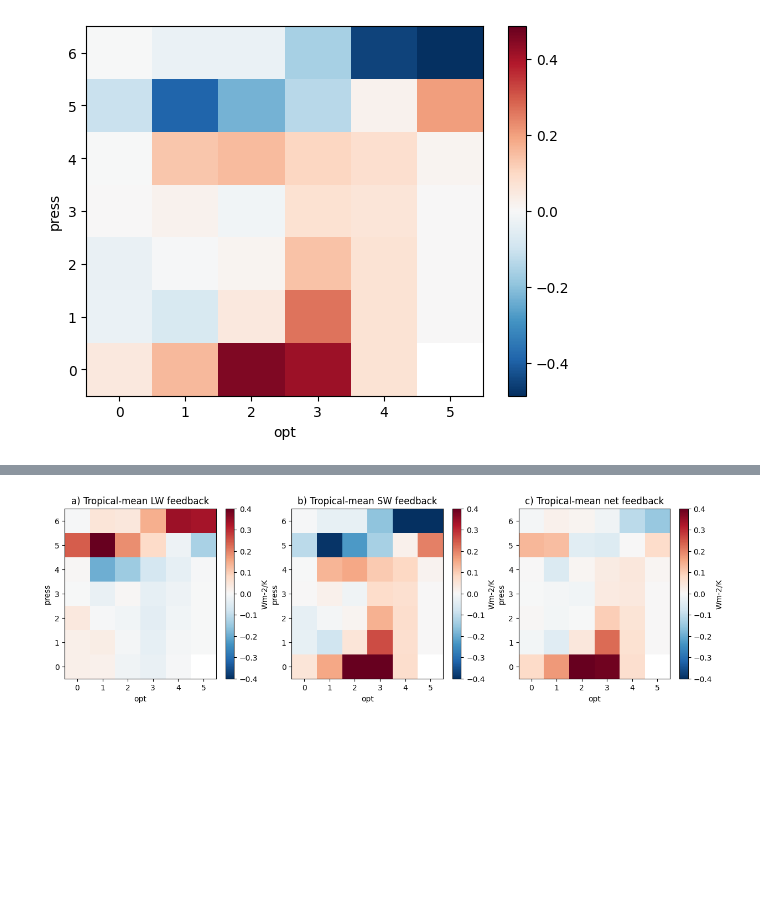
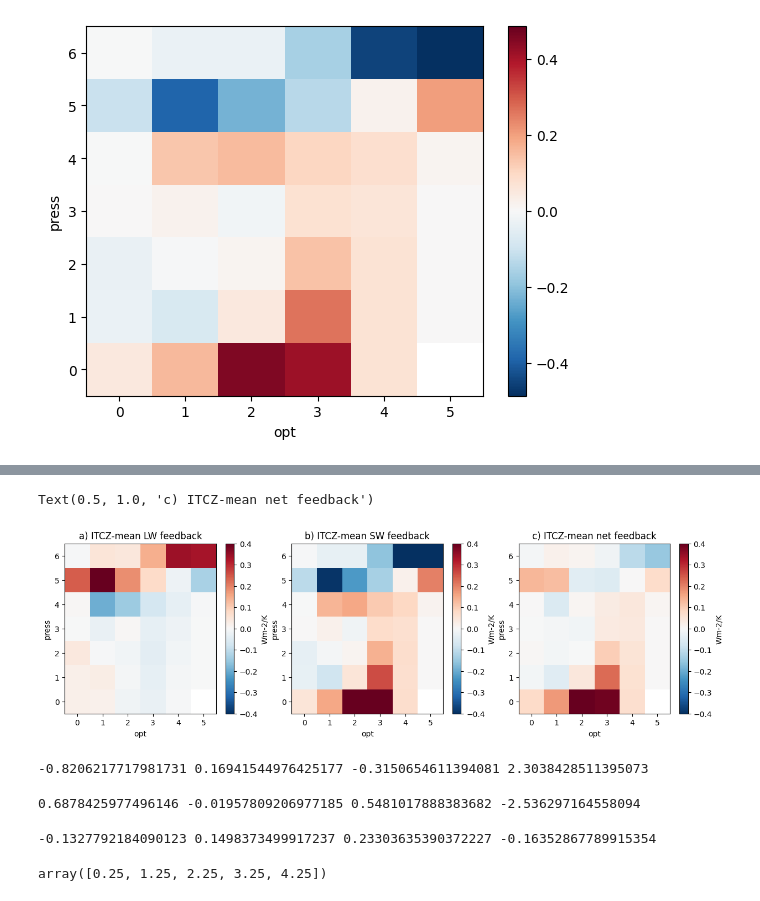
Before and after one commit to paula-rj/HighClouds, a Jupyter notebook: feedbacks.ipynb, the cells around one changed output, grey strips where cells are left out. Saved outputs shown, nothing was run; the diff lists cells and outputs as text; code cells hidden in the pictures; blank space fills up the shorter version.

```diff
--- a/feedbacks.ipynb
+++ b/feedbacks.ipynb
@@ -599,8 +615,8 @@ Low-mid cloud ITCZ SW feedback =  1.7473716524428773
 # %%
-netfeed_itcz = swfeed_itcz + lwfeed_itcz
-print(netfeed_itcz.sum(["press", "opt"]))
-print("High cloud Tropical net feedback = ", netfeed_itcz.sel(press=[4,5,6]).sum(["press", "opt"]).data)
-print("Low-mid cloud Tropical net feedback = ", netfeed_itcz.sel(press=[0,1,2,3]).sum(["press", "opt"]).data)
-netfeed_itcz.plot() #vmin=-0.2, vmax=0.2, cmap="RdBu_r"
+#netfeed_itcz = swfeed_itcz + lwfeed_itcz
+print(netfeed_itczr.sum(["press", "opt"]))
+print("High cloud itcz net feedback = ", netfeed_itczr.sel(press=[4,5,6]).sum(["press", "opt"]).data)
+print("Low-mid cloud itcz net feedback = ", netfeed_itczr.sel(press=[0,1,2,3]).sum(["press", "opt"]).data)
+netfeed_itczr.plot() #vmin=-0.2, vmax=0.2, cmap="RdBu_r"
 # %% [output]
 <xarray.DataArray ()>
@@ -612,13 +628,58 @@ Low-mid cloud Tropical net feedback =  1.6215506929623185
 # %%
 fig, (ax1, ax2, ax3) = plt.subplots(1, 3, figsize=(15,4))
 
 #fig.suptitle('Horizontally stacked subplots')
 lwfeed_itcz.plot(cmap="RdBu_r", vmin=-0.4, vmax=0.4, cbar_kwargs={'label': "Wm-2/K", 'extend': 'neither'}, ax=ax1)
-ax1.set_title("a) Tropical-mean LW feedback")
+ax1.set_title("a) ITCZ-mean LW feedback")
 swfeed_itcz.plot(cmap="RdBu_r", vmin=-0.4, vmax=0.4, cbar_kwargs={'label': "Wm-2/K", 'extend': 'neither'}, ax=ax2)
-ax2.set_title("b) Tropical-mean SW feedback")
+ax2.set_title("b) ITCZ-mean SW feedback")
 netfeed_itcz.plot(cmap="RdBu_r", vmin=-0.4, vmax=0.4, cbar_kwargs={'label': "Wm-2/K", 'extend': 'neither'}, ax=ax3)
-ax3.set_title("c) Tropical-mean net feedback")
+ax3.set_title("c) ITCZ-mean net feedback")
 #plt.savefig("feedbacks_itcz.png")
 # %% [output]
+Text(0.5, 1.0, 'c) ITCZ-mean net feedback')
-[figure, old version]
+[figure, new version]
+# %%
+a_ITCZ = feedback_amount(area_itcz.sel(press=[4,5,6]), lwK_itcz.sel(press=[4,5,6]), gmst_anom_raghu)
+
+b_ITCZ = hc_feedbacks(area_itcz, lwK_itcz, "press")
+
+c_ITCZ = hc_feedbacks(area_itcz, lwK_itcz, "opt")
+
+res_ITCZ = lwfeed_itcz.sel(press=[4,5,6]).sum(["press", "opt"]).data - a_ITCZ-b_ITCZ-c_ITCZ
+
+print(a_ITCZ,b_ITCZ,c_ITCZ,res_ITCZ)
+
+#HC lw total 1.337571067966178
+# %% [output]
+-0.8206217717981731 0.16941544976425177 -0.3150654611394081 2.3038428511395073
+# %%
+#SW
+a_ITCZ = feedback_amount(area_itcz.sel(press=[4,5,6]), swK_itcz.sel(press=[4,5,6]), gmst_anom_raghu)
+
+b_ITCZ = hc_feedbacks(area_itcz, swK_itcz, "press")
+
+c_ITCZ = hc_feedbacks(area_itcz, swK_itcz, "opt")
+
+res_ITCZ = swfeed_itcz.sel(press=[4,5,6]).sum(["press", "opt"]).data - a_ITCZ-b_ITCZ-c_ITCZ
+
+print(a_ITCZ,b_ITCZ,c_ITCZ,res_ITCZ)
+# %% [output]
+0.6878425977496146 -0.01957809206977185 0.5481017888383682 -2.536297164558094
+# %%
+#Net
+a_ITCZ = feedback_amount(area_itcz.sel(press=[4,5,6]), K_itcz.sel(press=[4,5,6]), gmst_anom_raghu)
+
+b_ITCZ = hc_feedbacks(area_itcz, K_itcz, "press")
+
+c_ITCZ = hc_feedbacks(area_itcz, K_itcz, "opt")
+
+res_ITCZ = netfeed_itczr.sel(press=[4,5,6]).sum(["press", "opt"]).data - a_ITCZ-b_ITCZ-c_ITCZ
+
+print(a_ITCZ,b_ITCZ,c_ITCZ,res_ITCZ)
+# %% [output]
+-0.1327792184090123 0.1498373499917237 0.23303635390372227 -0.16352867789915354
+# %%
+x + width
+# %% [output]
+array([0.25, 1.25, 2.25, 3.25, 4.25])
```
Also changed, not shown: parts of 21 cells of this notebook, 1 other file.
